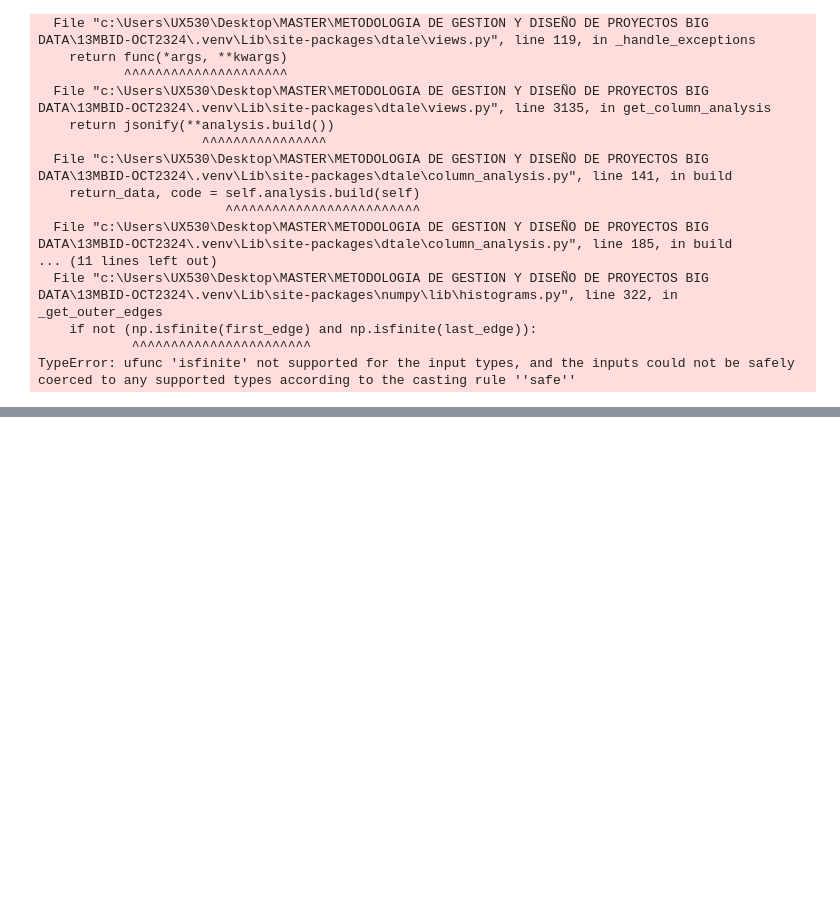
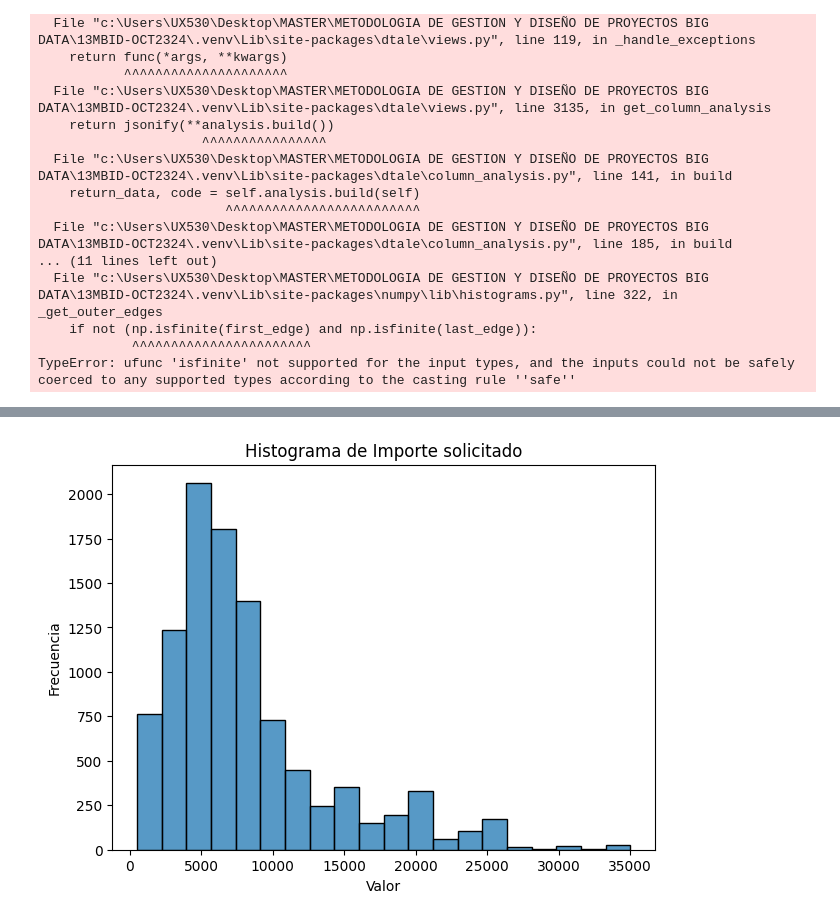
Before and after one commit to JhonFajardoRodas/13MBID-OCT2324, a Jupyter notebook: notebooks/comprension_datos/CD02-Exploracion.ipynb, the cells around one changed output, grey strips where cells are left out. Saved outputs shown, nothing was run; the diff lists cells and outputs as text; code cells hidden in the pictures; blank space fills up the shorter version.

```diff
--- a/notebooks/comprension_datos/CD02-Exploracion.ipynb
+++ b/notebooks/comprension_datos/CD02-Exploracion.ipynb
@@ -151,0 +161,11 @@ TypeError: ufunc 'isfinite' not supported for the input types, and the inputs co
+# %%
+plt.figure(figsize=(7,5))
+sns.histplot(df_creditos['importe_solicitado'], bins=20)
+# Agregar etiquetas y título
+plt.title('Histograma de Importe solicitado')
+plt.xlabel('Valor')
+plt.ylabel('Frecuencia')
+# Mostrar el histograma
+plt.show()
+# %% [output]
+[figure, added]
```
Also changed, not shown: parts of 4 cells of this notebook.
